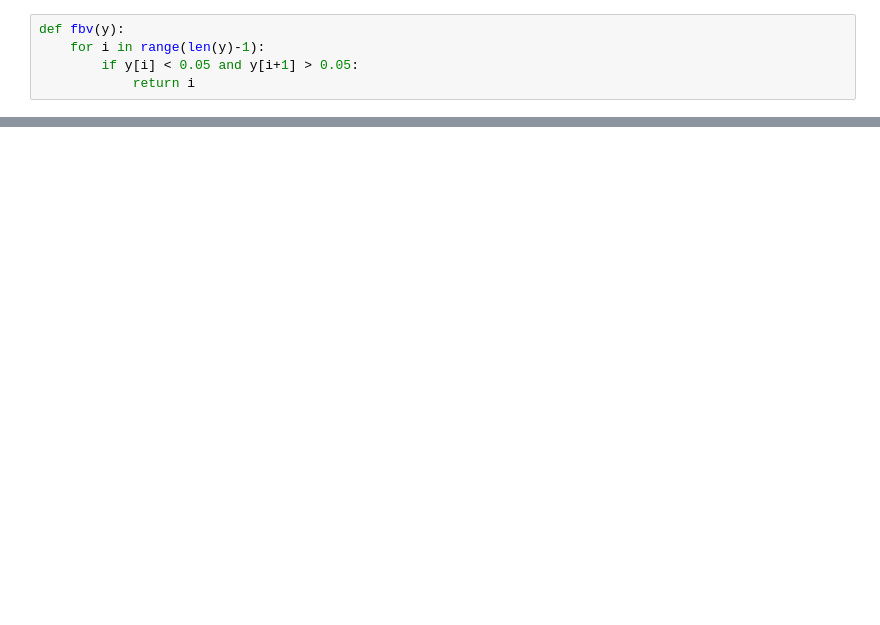
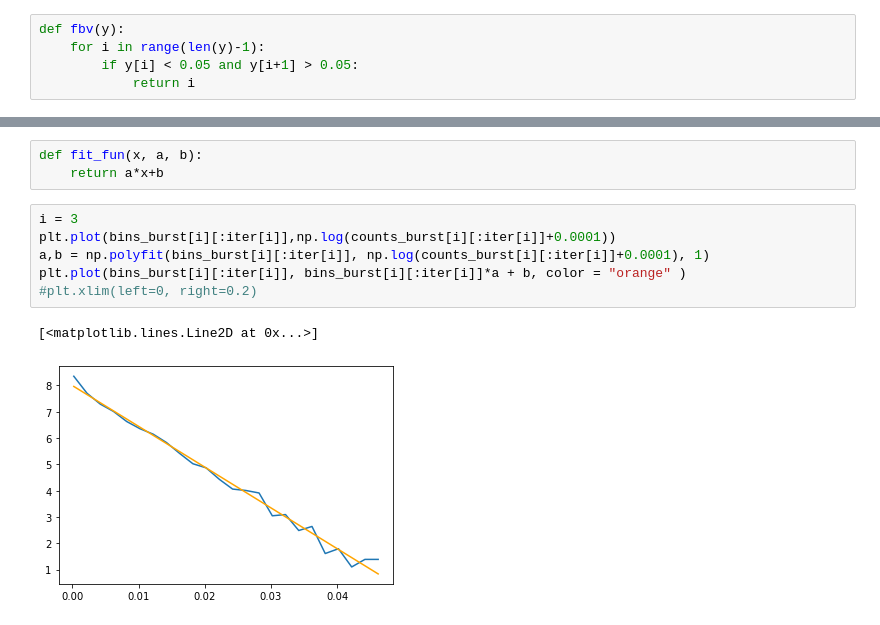
Before and after one commit to bilije/beka-z-potasu, a Jupyter notebook: projekt2.ipynb, the cells around one changed output, grey strips where cells are left out. Saved outputs shown, nothing was run; the diff lists cells and outputs as text; blank space fills up the shorter version.

```diff
--- a/projekt2.ipynb
+++ b/projekt2.ipynb
@@ -349,3 +332,15 @@ def fbv(y):
+# %%
+def fit_fun(x, a, b):
+    return a*x+b
+# %%
+i = 3
+plt.plot(bins_burst[i][:iter[i]],np.log(counts_burst[i][:iter[i]]+0.0001))
+a,b = np.polyfit(bins_burst[i][:iter[i]], np.log(counts_burst[i][:iter[i]]+0.0001), 1)
+plt.plot(bins_burst[i][:iter[i]], bins_burst[i][:iter[i]]*a + b, color = "orange" )
+#plt.xlim(left=0, right=0.2)
+# %% [output]
+[<matplotlib.lines.Line2D at 0x...>]
+[figure, added]
 # %%
 # it = find_iterator(counts1)
 # x_h = bins1[:it]
```
Also changed, not shown: parts of 5 cells of this notebook, 1 other file.
